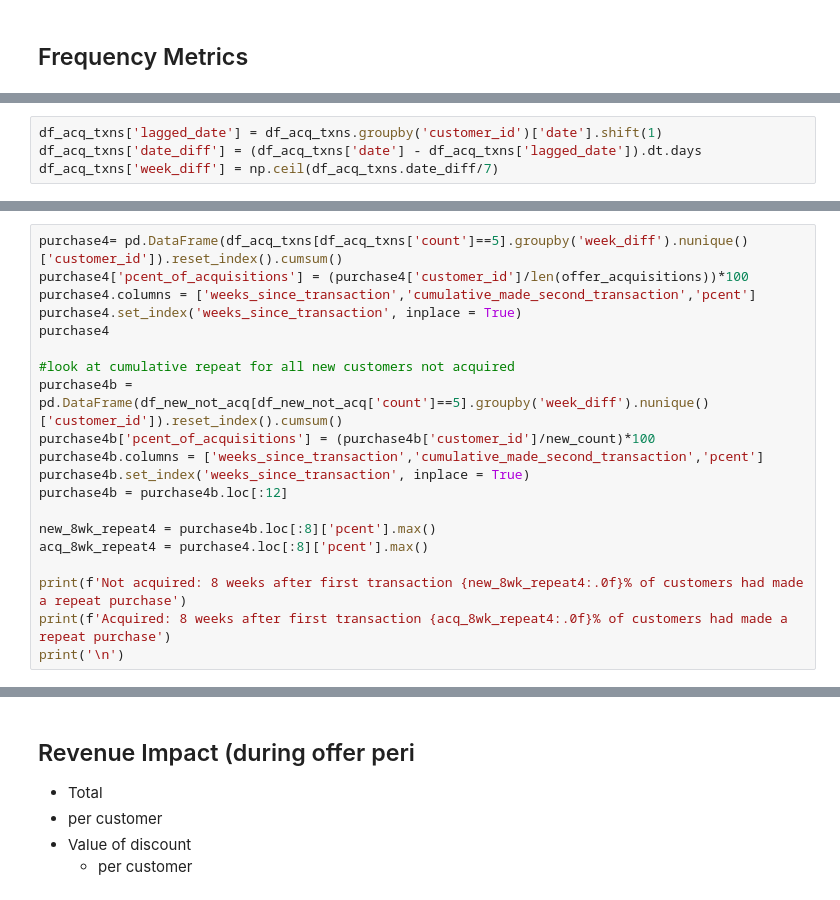
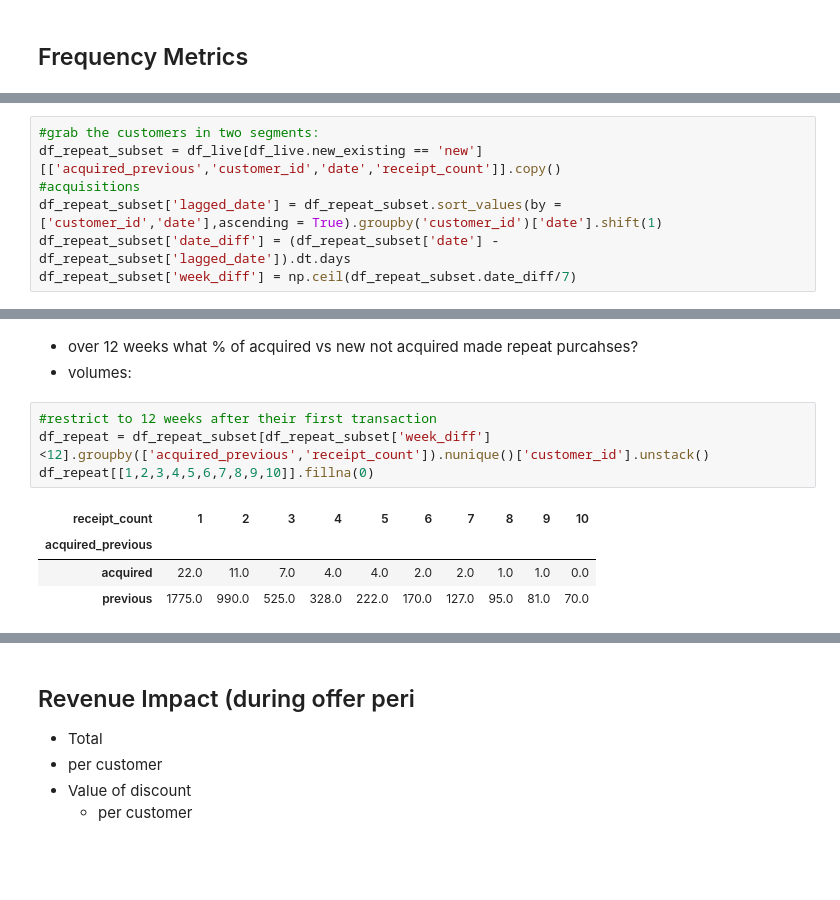
Before and after one commit to tryflux/adhoc-analysis, a Jupyter notebook: src/insights_product/offers_new_customers/metrics_tidy.ipynb, the cells around one changed output, grey strips where cells are left out. Cells and saved outputs as stored; diff of their text form; blank space fills up the shorter version.

```diff
--- a/src/insights_product/offers_new_customers/metrics_tidy.ipynb
+++ b/src/insights_product/offers_new_customers/metrics_tidy.ipynb
@@ -305,4 +340,7 @@ df_new_not_acq = df_during[df_during.new_segment == 'new'][['customer_id','date'
 # %%
-df_acq_txns['lagged_date'] = df_acq_txns.groupby('customer_id')['date'].shift(1)
-df_acq_txns['date_diff'] = (df_acq_txns['date'] - df_acq_txns['lagged_date']).dt.days
-df_acq_txns['week_diff'] = np.ceil(df_acq_txns.date_diff/7)
+#grab the customers in two segments:
+df_repeat_subset = df_live[df_live.new_existing == 'new'][['acquired_previous','customer_id','date','receipt_count']].copy()
+#acquisitions
+df_repeat_subset['lagged_date'] = df_repeat_subset.sort_values(by = ['customer_id','date'],ascending = True).groupby('customer_id')['date'].shift(1)
+df_repeat_subset['date_diff'] = (df_repeat_subset['date'] - df_repeat_subset['lagged_date']).dt.days
+df_repeat_subset['week_diff'] = np.ceil(df_repeat_subset.date_diff/7)
@@ -413,20 +347,12 @@ print('\n')
-# %%
-purchase4= pd.DataFrame(df_acq_txns[df_acq_txns['count']==5].groupby('week_diff').nunique()['customer_id']).reset_index().cumsum()
-purchase4['pcent_of_acquisitions'] = (purchase4['customer_id']/len(offer_acquisitions))*100
-purchase4.columns = ['weeks_since_transaction','cumulative_made_second_transaction','pcent']
-purchase4.set_index('weeks_since_transaction', inplace = True)
-purchase4
-
-#look at cumulative repeat for all new customers not acquired
-purchase4b = pd.DataFrame(df_new_not_acq[df_new_not_acq['count']==5].groupby('week_diff').nunique()['customer_id']).reset_index().cumsum()
-purchase4b['pcent_of_acquisitions'] = (purchase4b['customer_id']/new_count)*100
-purchase4b.columns = ['weeks_since_transaction','cumulative_made_second_transaction','pcent']
-purchase4b.set_index('weeks_since_transaction', inplace = True)
-purchase4b = purchase4b.loc[:12]
-
-new_8wk_repeat4 = purchase4b.loc[:8]['pcent'].max()
-acq_8wk_repeat4 = purchase4.loc[:8]['pcent'].max()
-
-print(f'Not acquired: 8 weeks after first transaction {new_8wk_repeat4:.0f}% of customers had made a repeat purchase')
-print(f'Acquired: 8 weeks after first transaction {acq_8wk_repeat4:.0f}% of customers had made a repeat purchase')
-print('\n')
+# %% [markdown]
+- over 12 weeks what % of acquired vs new not acquired made repeat purcahses?
+- volumes:
+# %%
+#restrict to 12 weeks after their first transaction
+df_repeat = df_repeat_subset[df_repeat_subset['week_diff']<12].groupby(['acquired_previous','receipt_count']).nunique()['customer_id'].unstack()
+df_repeat[[1,2,3,4,5,6,7,8,9,10]].fillna(0)
+# %% [output]
+| receipt_count | 1 | 2 | 3 | 4 | 5 | 6 | 7 | 8 | 9 | 10 |
+| acquired_previous |  |  |  |  |  |  |  |  |  |  |
+| acquired | 22.0 | 11.0 | 7.0 | 4.0 | 4.0 | 2.0 | 2.0 | 1.0 | 1.0 | 0.0 |
+| previous | 1775.0 | 990.0 | 525.0 | 328.0 | 222.0 | 170.0 | 127.0 | 95.0 | 81.0 | 70.0 |
```
Also changed, not shown: parts of 19 cells of this notebook.
